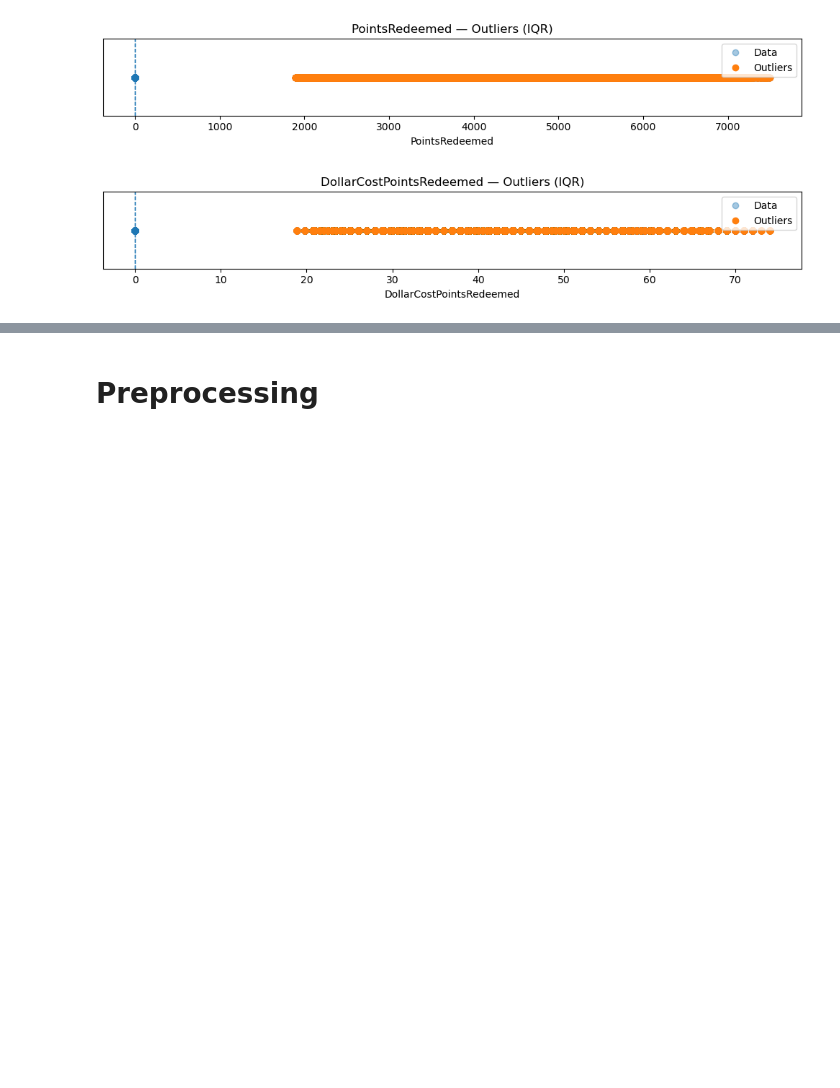
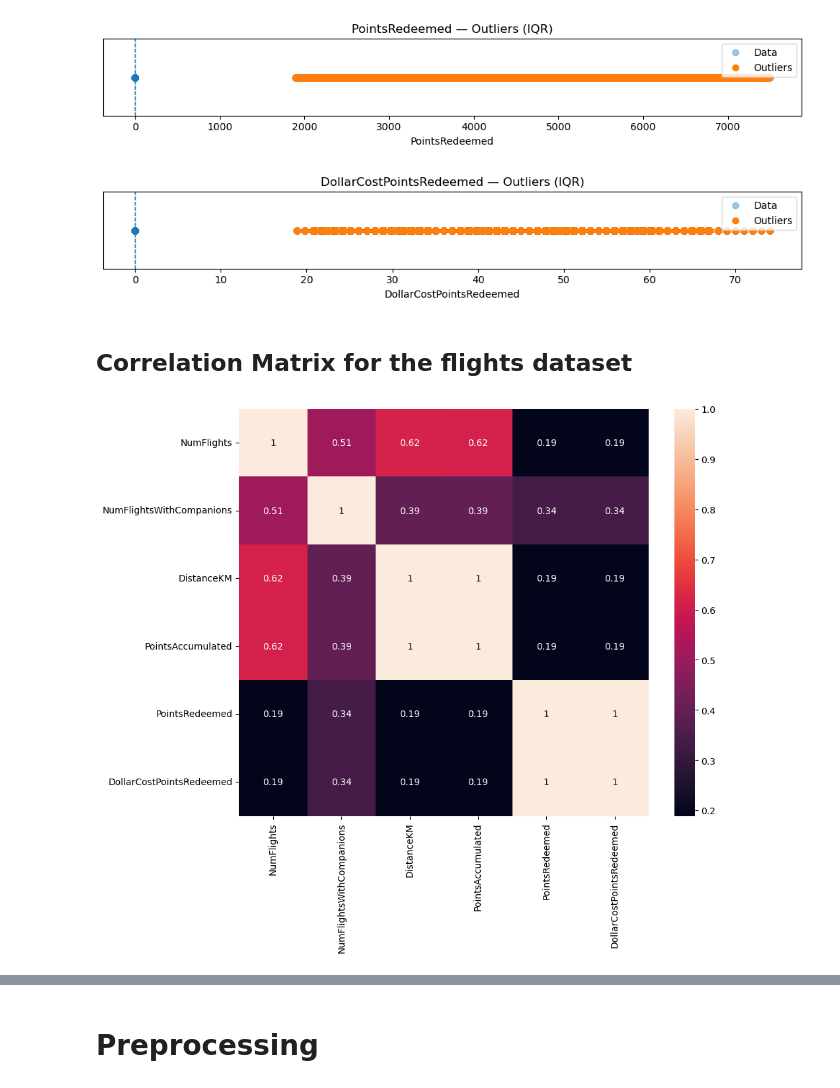
Before and after one commit to lucasdmcax/data_mining, a Jupyter notebook: Group20_EDA_Code.ipynb, the cells around one changed output, grey strips where cells are left out. Cells and saved outputs as stored; diff of their text form; code cells hidden in the pictures; blank space fills up the shorter version.

```diff
--- a/Group20_EDA_Code.ipynb
+++ b/Group20_EDA_Code.ipynb
@@ -250,3 +363,24 @@ for feat in numeric_features:
 [figure]
 [figure]
 [figure]
+# %% [markdown]
+## Correlation Matrix for the flights dataset
+# %%
+fig = plt.figure(figsize=(10, 8))
+
+flights_metric_features = [
+    "NumFlights",
+    "NumFlightsWithCompanions",
+    "DistanceKM",
+    "PointsAccumulated",
+    "PointsRedeemed",
+    "DollarCostPointsRedeemed"
+]
+corr = flights_db[flights_metric_features].corr(method="pearson")
+
+sns.heatmap(data=corr, annot=True, )
+
+
+plt.show()
+# %% [output]
+[figure, added]
```
Also changed, not shown: parts of 9 cells of this notebook.
